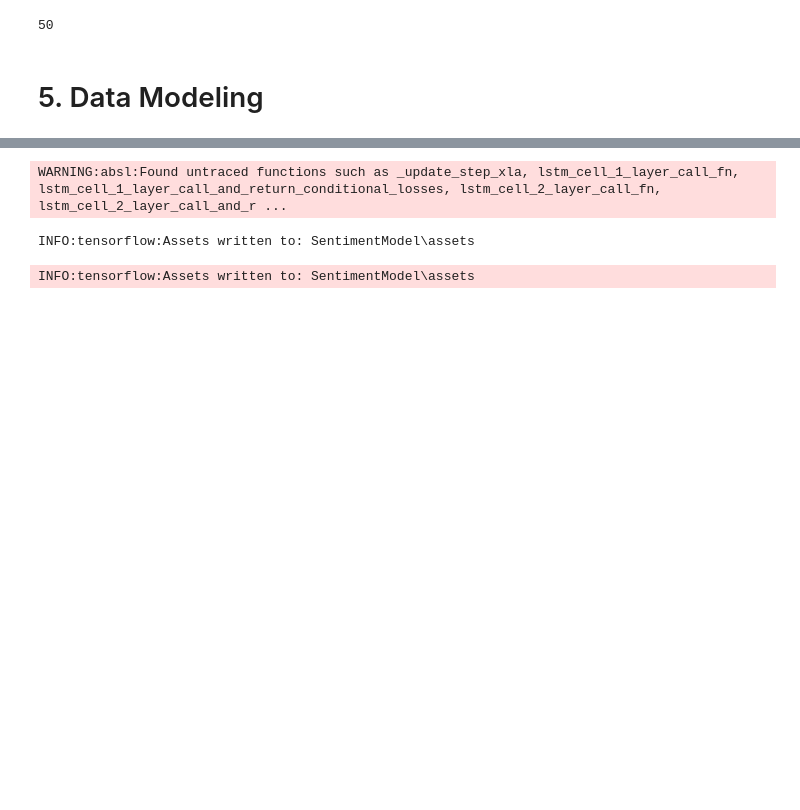
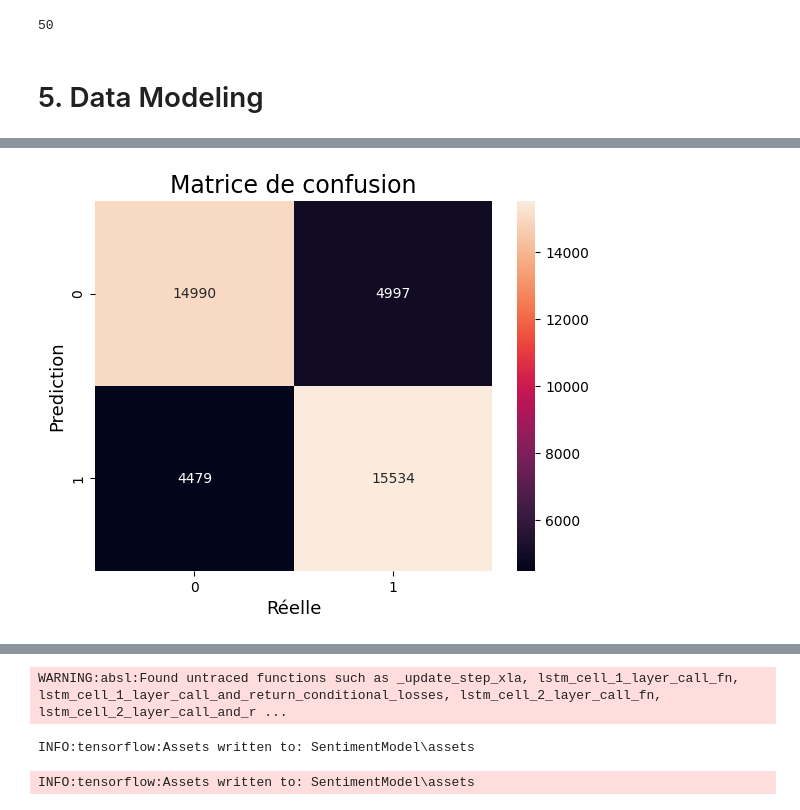
Before and after one commit to frikel12/Twitter-Sentiment-Analysis, a Jupyter notebook: Twitter_Sentiment_Analysis_Project.ipynb, the cells around one changed output, grey strips where cells are left out. Cells and saved outputs as stored; diff of their text form; code cells hidden in the pictures; blank space fills up the shorter version.

```diff
--- a/Twitter_Sentiment_Analysis_Project.ipynb
+++ b/Twitter_Sentiment_Analysis_Project.ipynb
@@ -290,19 +285,19 @@ plot_graphs(history, "loss")
 # %%
-predicted_test=model.predict(X_test)
+predicted_test=model.predict(test_padded_sequences)
+predicted_test = np.round(predicted_test)
 
 from sklearn.metrics import confusion_matrix
 
 cm = confusion_matrix(y_test,predicted_test)
 
-import seaborn as sns
-import matplotlib.pyplot as plt
 
 sns.heatmap(cm,
             annot=True,
             fmt='g',
-            xticklabels=[Etiquette_1,Etiquette_2],
-            yticklabels=[Etiquette_1,Etiquette_2])
+            xticklabels=['0','1'],
+            yticklabels=['0','1'])
 plt.ylabel('Prediction',fontsize=13)
 plt.xlabel('Réelle',fontsize=13)
 plt.title('Matrice de confusion',fontsize=17)
 plt.show()
+# %% [output]
@@ -309,3 +305,4 @@ plt.show()
+[figure, added]
 # %%
 from sklearn.metrics import classification_report
 rapport = classification_report(y_test,predicted_test)
```
Also changed, not shown: parts of 22 cells of this notebook.
